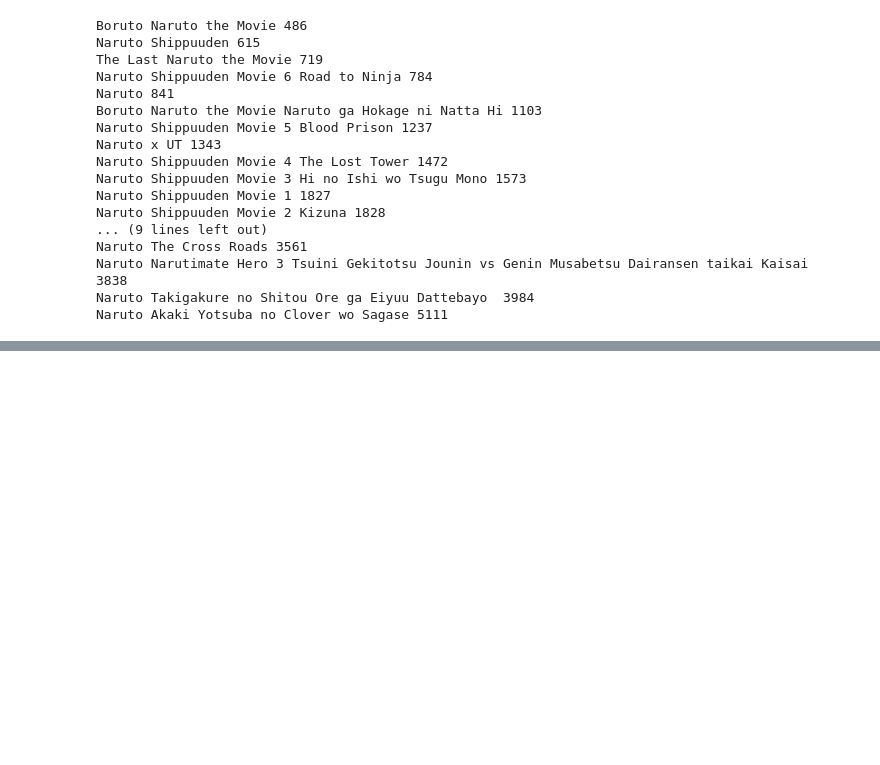
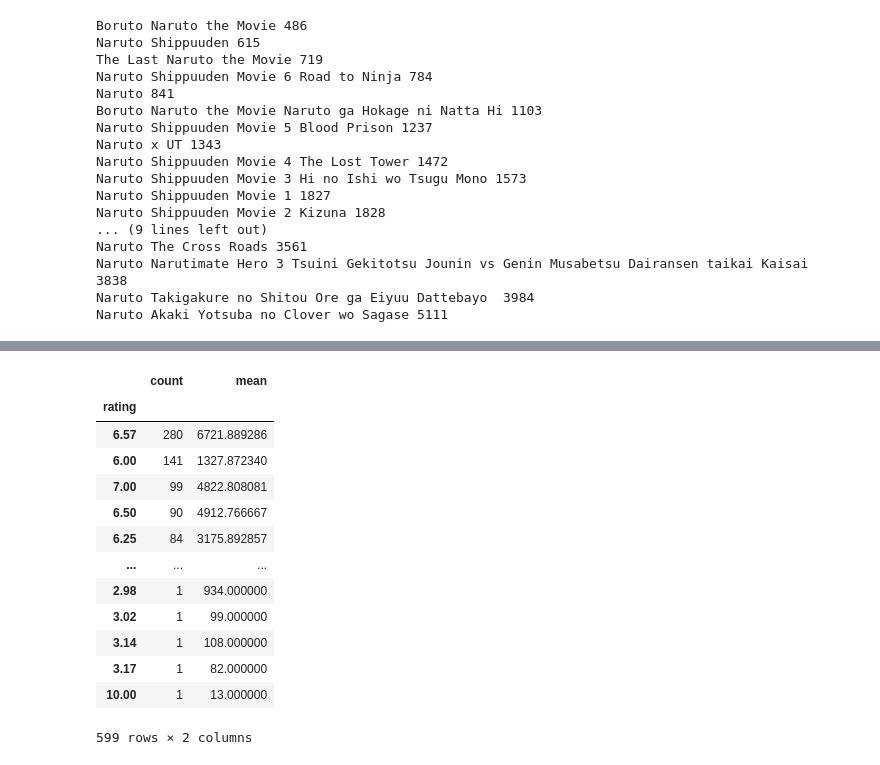
Before and after one commit to Laxmanlee/Anime-Recoomendation-system, a Jupyter notebook: BD_project.ipynb, the cells around one changed output, grey strips where cells are left out. Drawn from its saved outputs; the diff is of its cells as text; code cells hidden in the pictures; blank space fills up the shorter version.

```diff
--- a/BD_project.ipynb
+++ b/BD_project.ipynb
@@ -164,0 +180,17 @@ Naruto Akaki Yotsuba no Clover wo Sagase 5111
+# %%
+anime[['rating','members']].groupby('rating').agg(['count','mean'])['members'].sort_values(by='count', ascending=False)[:10]
+# %% [output]
+|  | count | mean |
+| rating |  |  |
+| 6.57 | 280 | 6721.889286 |
+| 6.00 | 141 | 1327.872340 |
+| 7.00 | 99 | 4822.808081 |
+| 6.50 | 90 | 4912.766667 |
+| 6.25 | 84 | 3175.892857 |
+| ... | ... | ... |
+| 2.98 | 1 | 934.000000 |
+| 3.02 | 1 | 99.000000 |
+| 3.14 | 1 | 108.000000 |
+| 3.17 | 1 | 82.000000 |
+| 10.00 | 1 | 13.000000 |
+599 rows × 2 columns
```
Also changed, not shown: parts of 2 cells of this notebook.
